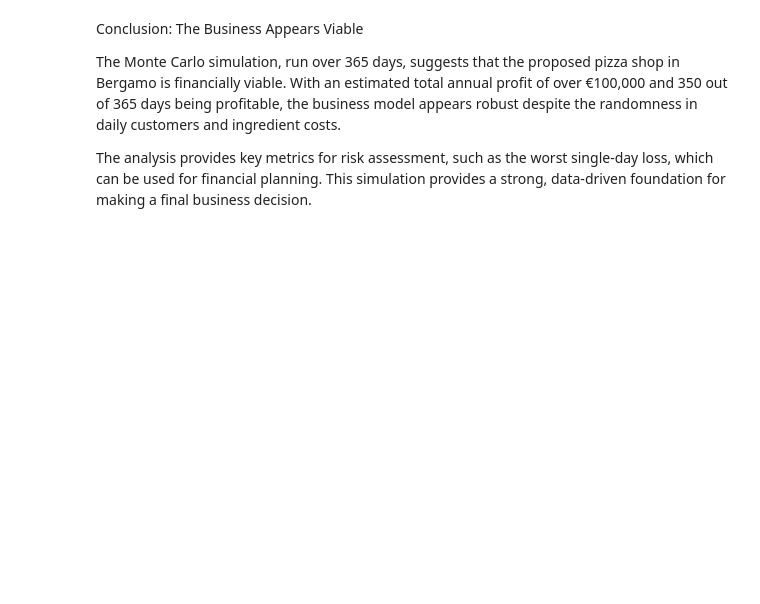
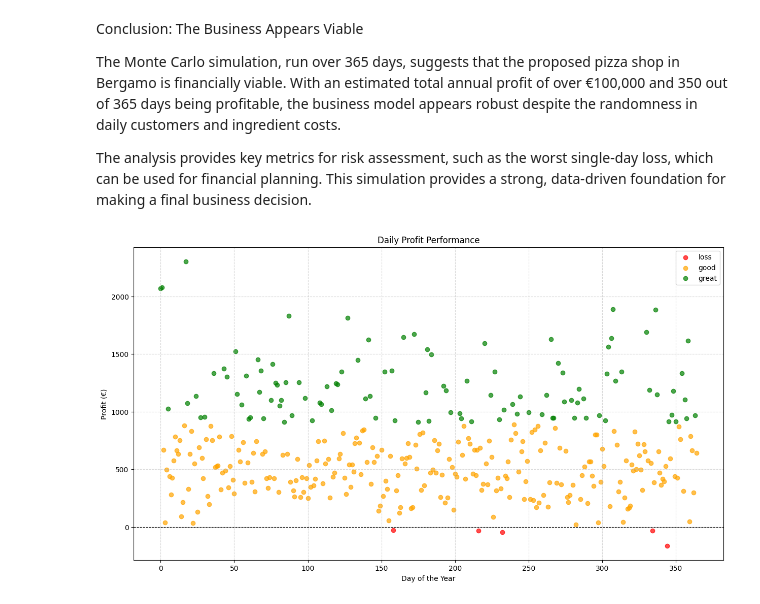
Before and after one commit to vlad-gby/ds_5_mini-projects, a Jupyter notebook: 04_monte_carlo/notebook.ipynb, the cells around one changed output. Cells and saved outputs as stored; diff of their text form; code cells hidden in the pictures; blank space fills up the shorter version.

```diff
--- a/04_monte_carlo/notebook.ipynb
+++ b/04_monte_carlo/notebook.ipynb
@@ -25,7 +27,7 @@ import pandas as pd
 rng = np.random.default_rng(seed=1234)
 
 # Create the synthetic data
-daily_customers = rng.integers(50, 151, size=356)
+daily_customers = rng.integers(50, 151, size=365)
 cost_per_customer = rng.standard_normal(size=daily_customers.size) * 3 + 8.5 #greater deviation, as no loss days with dev1.5
 revenue_per_customer = 17
 daily_rent = 150
@@ -79,3 +81,26 @@ Conclusion: The Business Appears Viable
 The Monte Carlo simulation, run over 365 days, suggests that the proposed pizza shop in Bergamo is financially viable. With an estimated total annual profit of over €100,000 and 350 out of 365 days being profitable, the business model appears robust despite the randomness in daily customers and ingredient costs.
 
 The analysis provides key metrics for risk assessment, such as the worst single-day loss, which can be used for financial planning. This simulation provides a strong, data-driven foundation for making a final business decision.
+# %%
+import matplotlib.pyplot as plt
+
+# Define colors for the performance categories
+colors = {'loss': 'red', 'good': 'orange', 'great': 'green'}
+
+# Create a scatter plot of daily profit
+plt.figure(figsize=(15, 8))
+for perf_level, color in colors.items():
+    # Find the indices for each performance level
+    indices = np.where(performance == perf_level)[0]
+    # Plot the daily profit for those indices
+    plt.scatter(indices, daily_profit[indices], color=color, label=perf_level, alpha=0.7)
+
+plt.title('Daily Profit Performance')
+plt.xlabel('Day of the Year')
+plt.ylabel('Profit (€)')
+plt.axhline(0, color='black', linestyle='--', linewidth=0.8)
+plt.legend()
+plt.grid(True, linestyle='--', alpha=0.5)
+plt.show()
+# %% [output]
+[figure, added]
```
Also changed, not shown: parts of 2 cells of this notebook.
